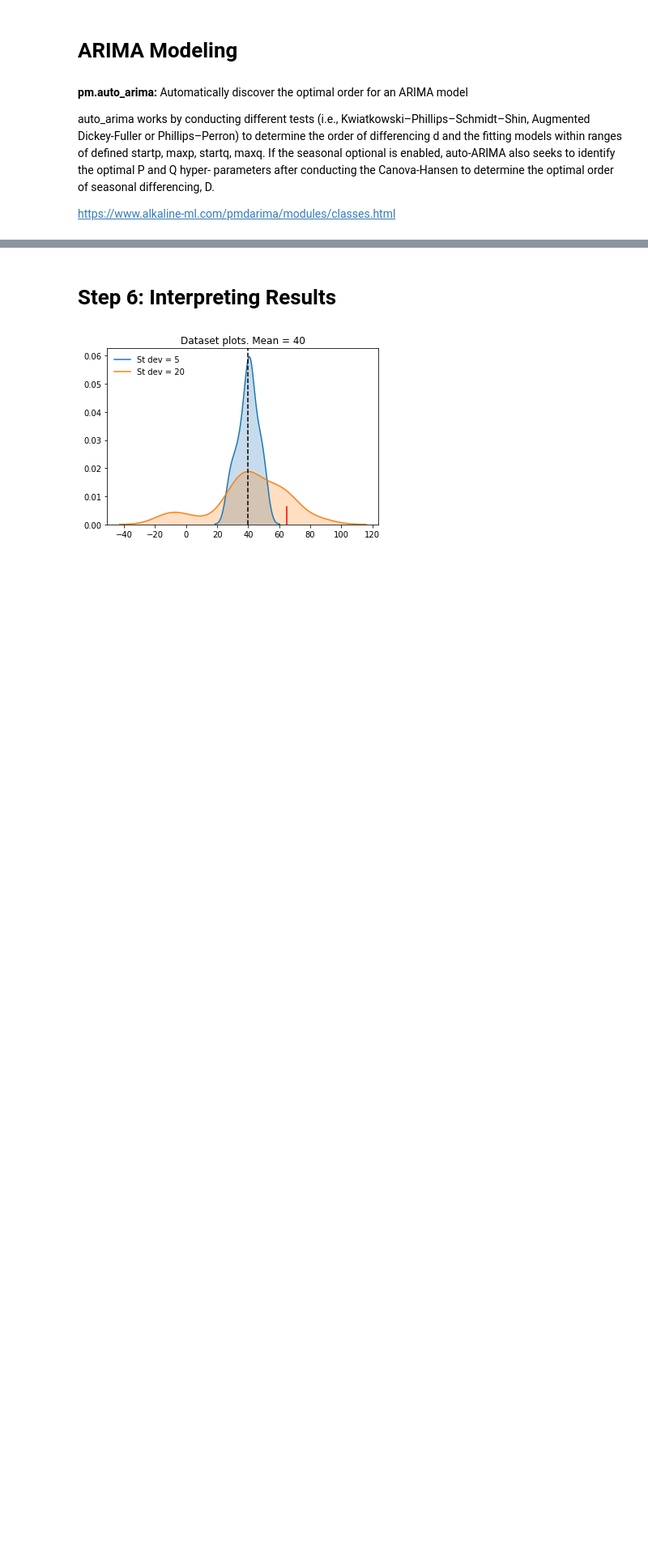
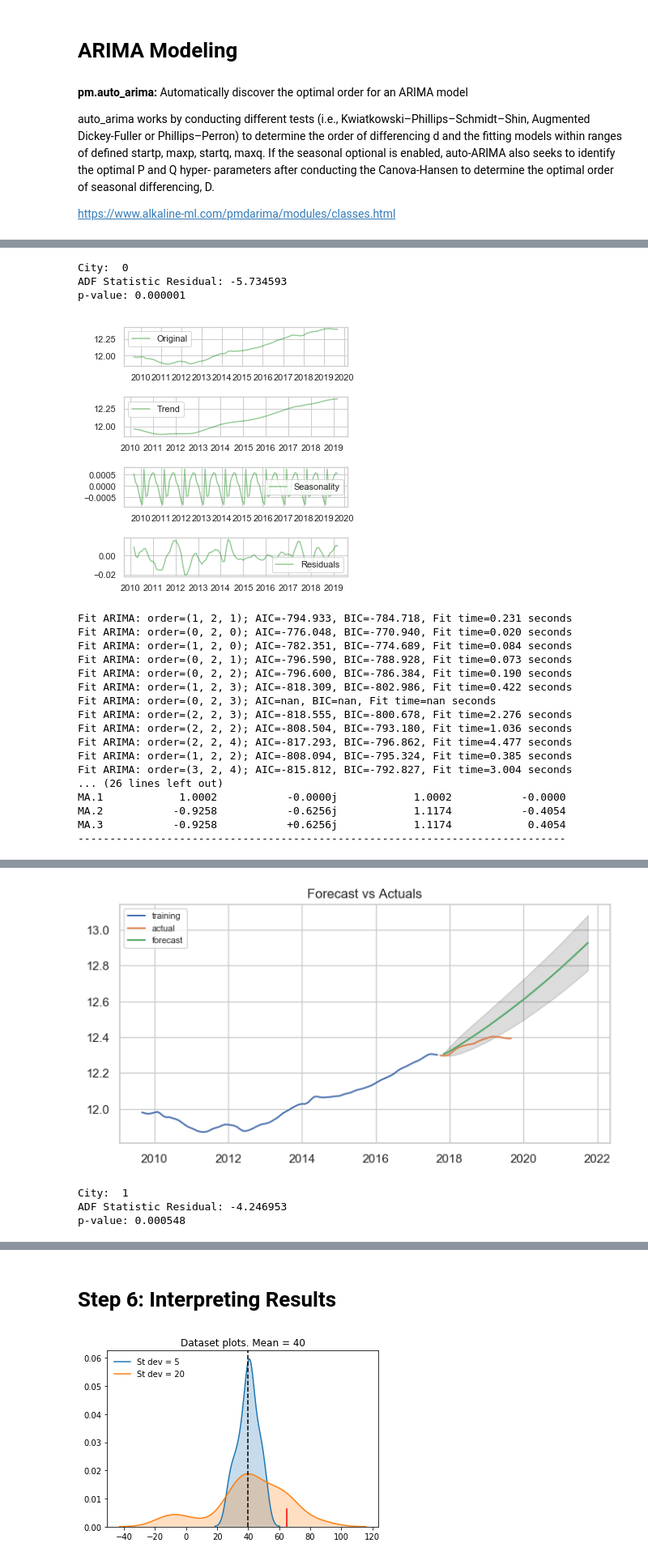
Before and after one commit to Francismorales/Time_Series_Forecasting_RealEstateNWA, a Jupyter notebook: mod_4_starter_notebook.ipynb, the cells around one changed output, grey strips where cells are left out. Shown at 81% size. Cells and saved outputs as stored; diff of their text form; code cells hidden in the pictures; blank space fills up the shorter version.

```diff
--- a/mod_4_starter_notebook.ipynb
+++ b/mod_4_starter_notebook.ipynb
@@ -750,4 +815,4 @@ https://www.alkaline-ml.com/pmdarima/modules/classes.html
 # %%
 #This lists will be used for modeling
 Diff_cities = [Decatur, Gentry, Garfield, PeaRidge, Centerton]
-Rolmean_cities = [rolmean_Bentonville, rolmean_Rogers, rolmean_Lowell]
+log_cities = [log_Bentonville, log_Rogers, log_Lowell]
@@ -911,0 +881,24 @@ p-value: 0.000082
+# %%
+ARIMA_modeling(log_cities)
+# %% [output]
+City:  0
+ADF Statistic Residual: -5.734593
+p-value: 0.000001
+[figure, added]
+Fit ARIMA: order=(1, 2, 1); AIC=-794.933, BIC=-784.718, Fit time=0.231 seconds
+Fit ARIMA: order=(0, 2, 0); AIC=-776.048, BIC=-770.940, Fit time=0.020 seconds
+Fit ARIMA: order=(1, 2, 0); AIC=-782.351, BIC=-774.689, Fit time=0.084 seconds
+Fit ARIMA: order=(0, 2, 1); AIC=-796.590, BIC=-788.928, Fit time=0.073 seconds
+Fit ARIMA: order=(0, 2, 2); AIC=-796.600, BIC=-786.384, Fit time=0.190 seconds
+Fit ARIMA: order=(1, 2, 3); AIC=-818.309, BIC=-802.986, Fit time=0.422 seconds
+Fit ARIMA: order=(0, 2, 3); AIC=nan, BIC=nan, Fit time=nan seconds
+Fit ARIMA: order=(2, 2, 3); AIC=-818.555, BIC=-800.678, Fit time=2.276 seconds
+Fit ARIMA: order=(2, 2, 2); AIC=-808.504, BIC=-793.180, Fit time=1.036 seconds
+Fit ARIMA: order=(2, 2, 4); AIC=-817.293, BIC=-796.862, Fit time=4.477 seconds
+Fit ARIMA: order=(1, 2, 2); AIC=-808.094, BIC=-795.324, Fit time=0.385 seconds
+Fit ARIMA: order=(3, 2, 4); AIC=-815.812, BIC=-792.827, Fit time=3.004 seconds
+... (26 lines left out)
+MA.1            1.0002           -0.0000j            1.0002           -0.0000
+MA.2           -0.9258           -0.6256j            1.1174           -0.4054
+MA.3           -0.9258           +0.6256j            1.1174            0.4054
+-----------------------------------------------------------------------------
@@ -911,0 +906,4 @@ p-value: 0.000082
+[figure, added]
+City:  1
+ADF Statistic Residual: -4.246953
+p-value: 0.000548
```
Also changed, not shown: parts of 29 cells of this notebook.
